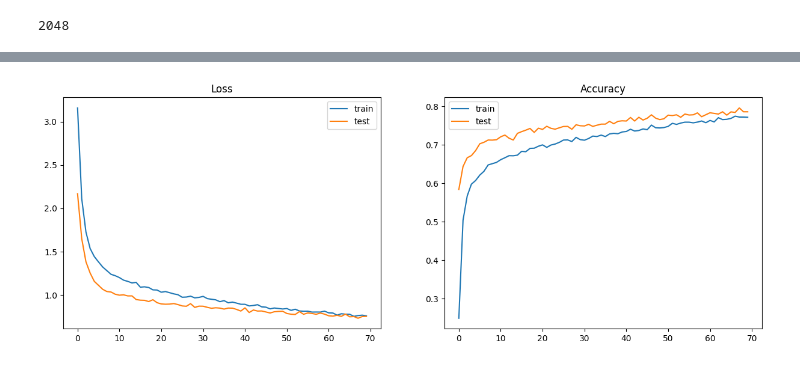
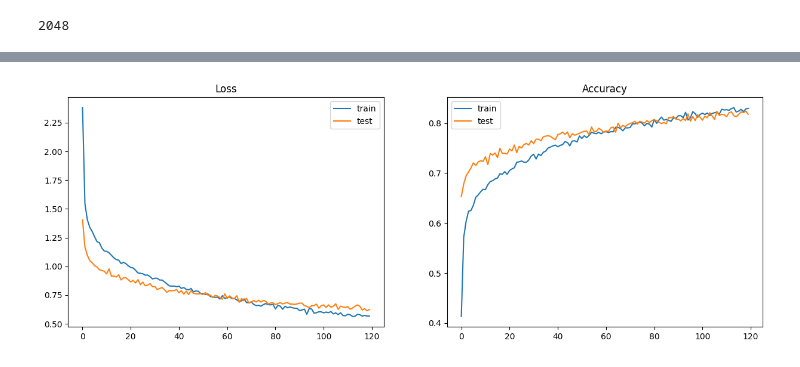
Before and after one commit to EvgenVer/ml_course, a Jupyter notebook: homeworks/lab02_deep_learning/Lab2_DL_parts_5.ipynb, the cells around one changed output, grey strips where cells are left out. Drawn from its saved outputs; the diff is of its cells as text; code cells hidden in the pictures.

```diff
--- a/homeworks/lab02_deep_learning/Lab2_DL_parts_5.ipynb
+++ b/homeworks/lab02_deep_learning/Lab2_DL_parts_5.ipynb
@@ -650,14 +648,14 @@ Params size (MB): 99.79
 Estimated Total Size (MB): 193.62
 ----------------------------------------------------------------
 # %%
-opt = torch.optim.Adam(model_resnet50v1.parameters(), lr=3e-4)
+opt = torch.optim.Adam(model_resnet50v1.parameters(), lr=1e-3)
 criterion = nn.CrossEntropyLoss()
 metric = Accuracy(task="multiclass", num_classes=NUM_CLASSES).to(device)
 checkpoint_path = 'model_resnet_50_v1_finetune.ckpt'
 
 train_loss, test_loss, train_metric, test_metric = train_eval_model(model=model_resnet50v1, loss_func=criterion, opt=opt,
                                                                     metric=metric, train_loader=train_loader,
-                                                                    val_loader=val_loader, n_epochs=70, checkpoint_path=checkpoint_path)
+                                                                    val_loader=val_loader, n_epochs=120, checkpoint_path=checkpoint_path)
 plot_train_process(train_loss, test_loss, train_metric, test_metric)
 # %% [output]
 Epoch: 1
@@ -680 +678 @@ test metric: 0.786
-[figure, old version]
+[figure, new version]
```
Also changed, not shown: parts of 2 cells of this notebook.
